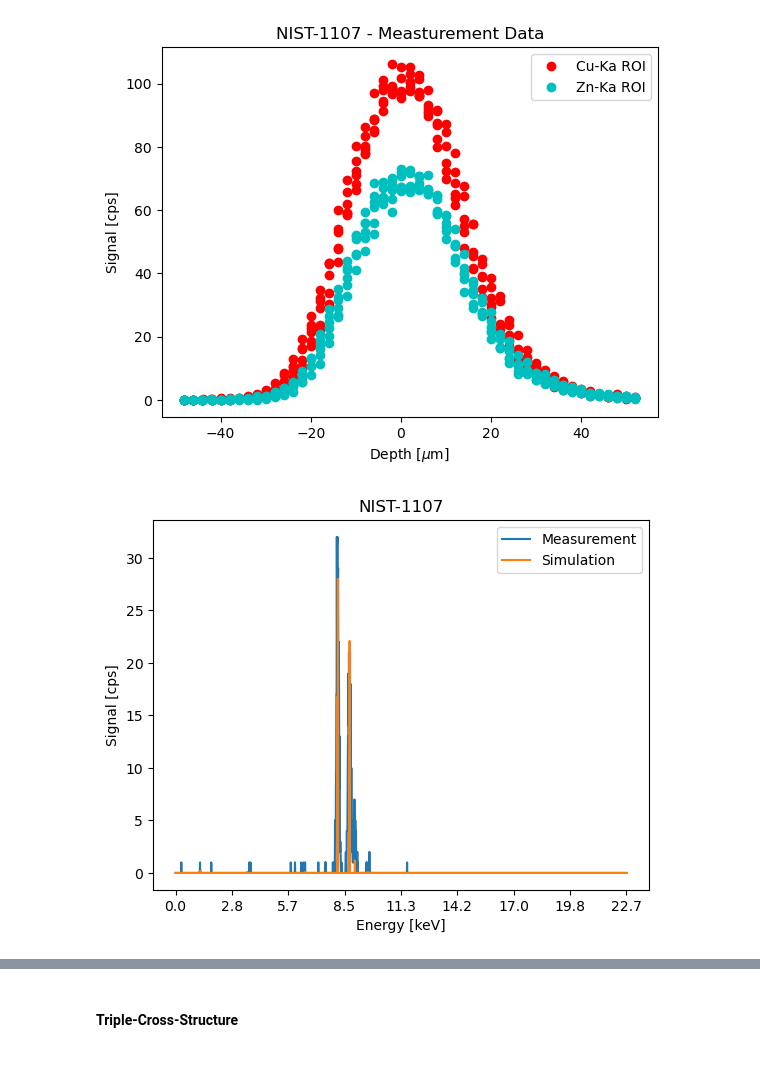
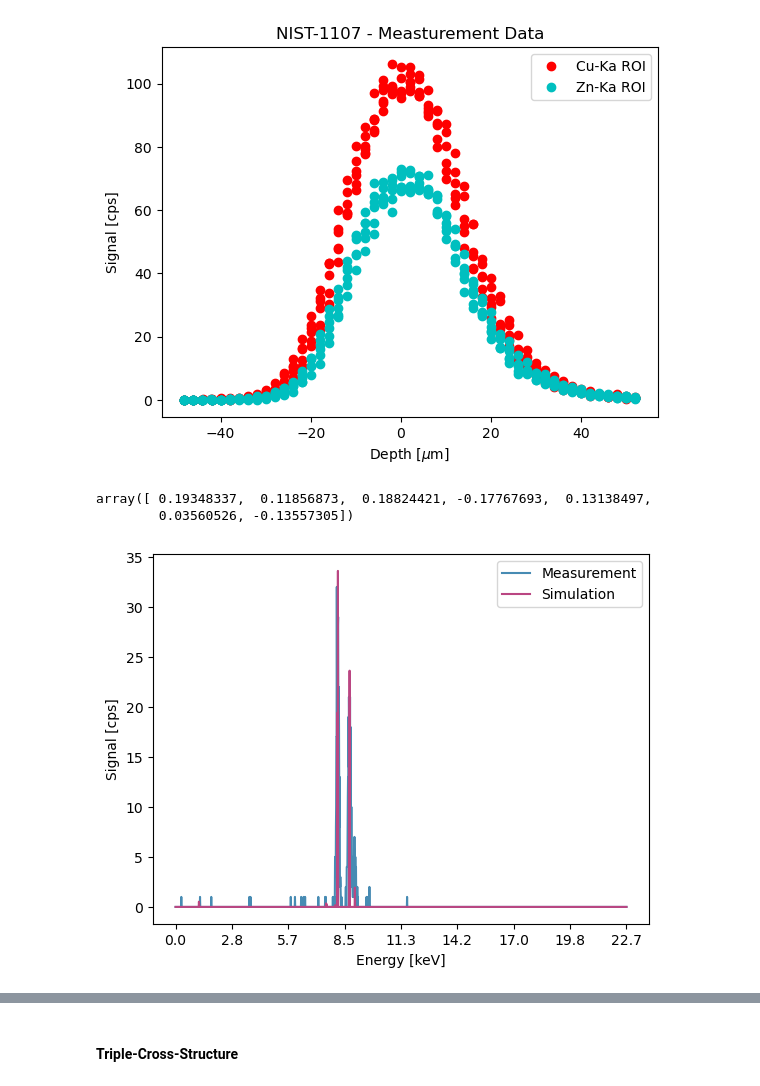
Before and after one commit to michaelIro/voxTrace, a Jupyter notebook: Jupyter-UI.ipynb, the cells around one changed output, grey strips where cells are left out. Saved outputs shown, nothing was run; the diff lists cells and outputs as text; code cells hidden in the pictures.

```diff
--- a/Jupyter-UI.ipynb
+++ b/Jupyter-UI.ipynb
@@ -140,10 +140,17 @@ plt.title('NIST-1107 - Measturement Data')
 plt.show()
 # %% [output]
 [figure]
+# %%
+h5p.File(files_2[1], 'r')['my_data'][0]
+# %% [output]
+array([ 0.19348337,  0.11856873,  0.18824421, -0.17767693,  0.13138497,
+        0.03560526, -0.13557305])
 # %%
 # list all files in directory
-directory = current_path + "/test-data/simulation/nist-1107-new-tilt-5deg/post-sample/"
-directory_2 = current_path + "/test-data/simulation/nist-1107-new-tilt-5deg/detector"
+
+my_base_path = current_path + "/test-data/simulation/nist-1107/"
+directory = my_base_path + "post-sample/"
+directory_2 = my_base_path + "detector"
 
 files = os.listdir(directory)
 files_2 = os.listdir(directory_2)
@@ -212,7 +219,7 @@ for i in range(n_files):
         post_sample_respawn_hists[i][bin_index] += respawn
 
     en_prob = energies_probs[i]
-    en, prob = zip(*en_prob)
+    #en, prob = zip(*en_prob)
 
     for en, prob in en_prob:
         bin_index = np.digitize([en], bin_edges)[0] - 1
@@ -221,42 +228,43 @@ for i in range(n_files):
 # %%
 #print(files_2[7])
 sim_spec = detector_energy_hists[7].tolist()
-scale_sim = 0.1
+scale_sim = 0.175
 sim_spec = [x * scale_sim for x in sim_spec]
 
 # Plot the data
 file_name= current_path + "/test-data/measurement/nist-1107/000034.spe"
 numbers = []
 # open file_name skip 7 lines then read tab separated numbers to list
 with open(file_name) as f:
     for i in range(8):
         next(f)
     for line in f:
         numbers.append([float(x) for x in line.split()])
 
 ##flatten numbers array
 numbers = [item for sublist in numbers for item in sublist]
 meas_spec = numbers[0:2048]
 scale_meas = 1
 meas_spec = [x * scale_meas for x in meas_spec]
 
 # Plot the bar chart
-plt.plot(meas_spec, label='Measurement')
-plt.plot(sim_spec, label='Simulation')
+plt.plot(meas_spec, color='#478BB3',label='Measurement')
+plt.plot(sim_spec, color='#BA4682', label='Simulation')
 plt.ylabel("Signal [cps]")
 plt.xlabel("Energy [keV]")
 
 # make ticks and tick labels
 ticks = [0, 256, 511, 767, 1023, 1279, 1535, 1791, 2047]
 #tick label is tick /2048 * 22.6634
 tick_labels = [round(x / 2048 * 22.6634, 1) for x in ticks]
 #rename xticks individually
 plt.xticks(ticks,tick_labels)
 plt.legend()
-plt.title('NIST-1107')
-plt.show()
+#plt.title('NIST-1107')
+#plt.show()
+plt.savefig('5c.svg', format='svg')
 # %% [output]
-[figure, old version]
+[figure, new version]
 # %%
 histogramm_list = []
 cu = []
```
Also changed, not shown: parts of 3 cells of this notebook.
